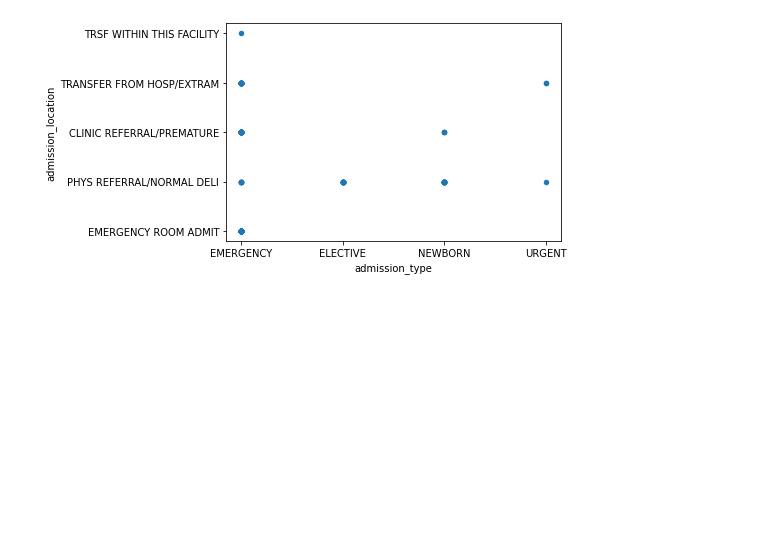
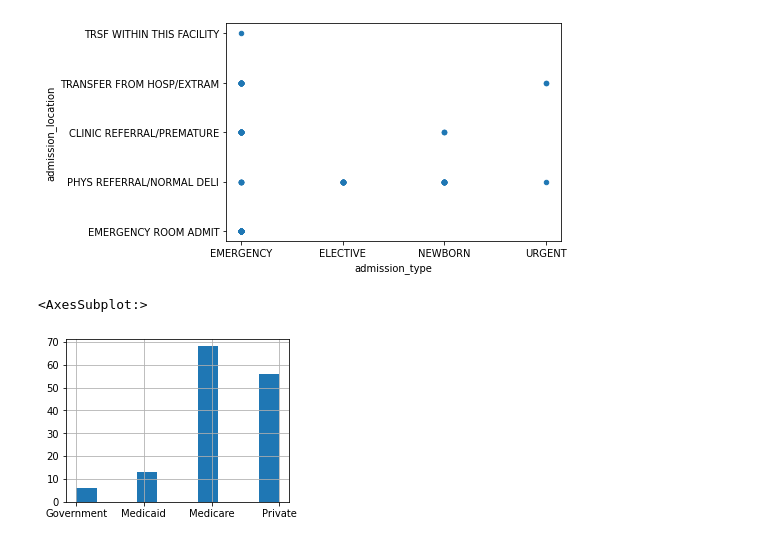
Before and after one commit to Alaskyed/Synthetic-Electronic-Health-Records-Data-using-MIMIC-III, a Jupyter notebook: SDV_admissions_generation.ipynb, the cells around one changed output. Cells and saved outputs as stored; diff of their text form; code cells hidden in the pictures; blank space fills up the shorter version.

```diff
--- a/SDV_admissions_generation.ipynb
+++ b/SDV_admissions_generation.ipynb
@@ -326,4 +338,9 @@ train_data.plot.scatter(x='admission_type',y='admission_location')
 # %% [output]
 <AxesSubplot:xlabel='admission_type', ylabel='admission_location'>
 [figure]
+# %%
+sample.sort_values(by='insurance')['insurance'].hist(figsize=(4,3))
+# %% [output]
+<AxesSubplot:>
+[figure, added]
 # %%
```
Also changed, not shown: parts of 38 cells of this notebook, 20 other files.
